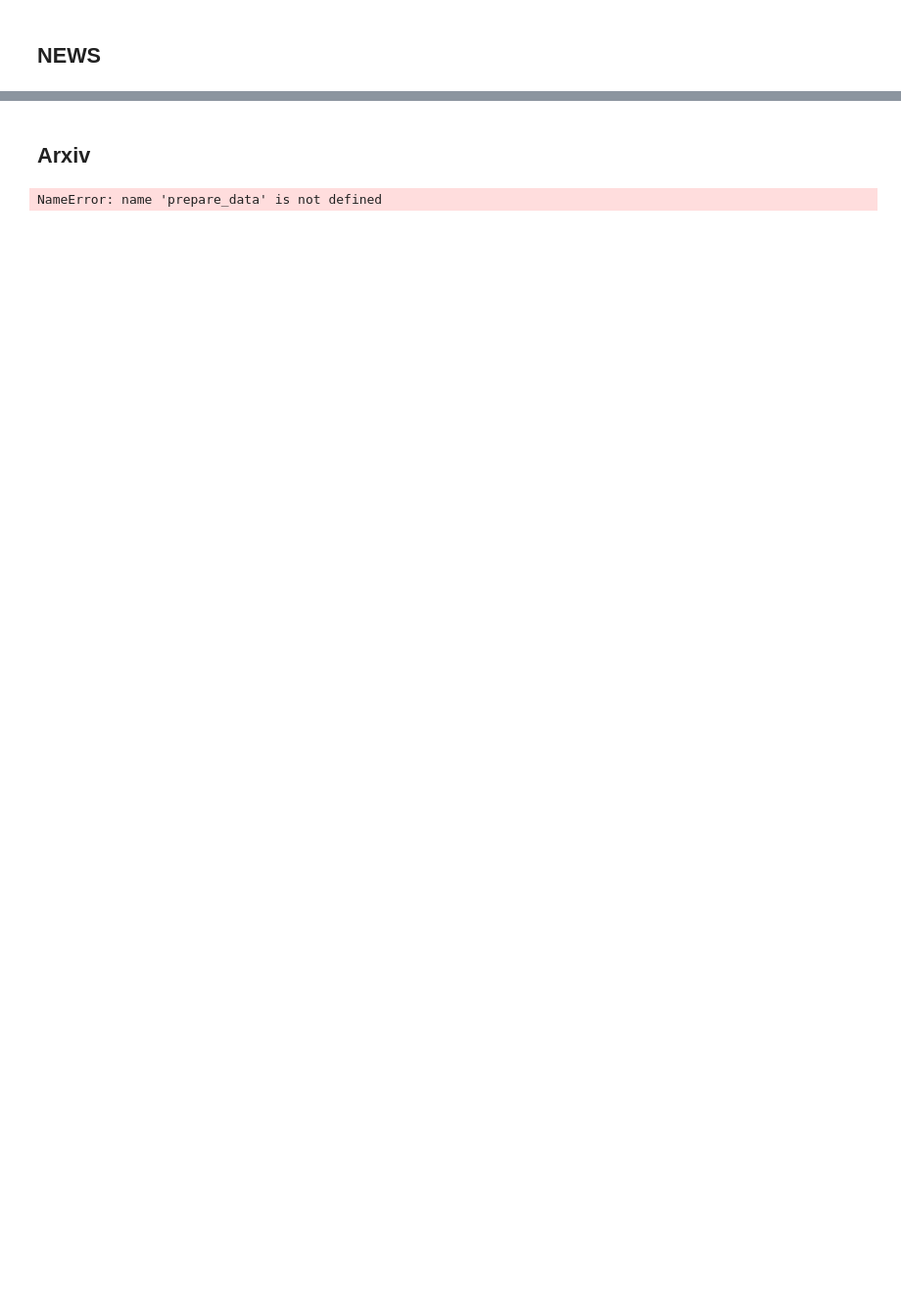
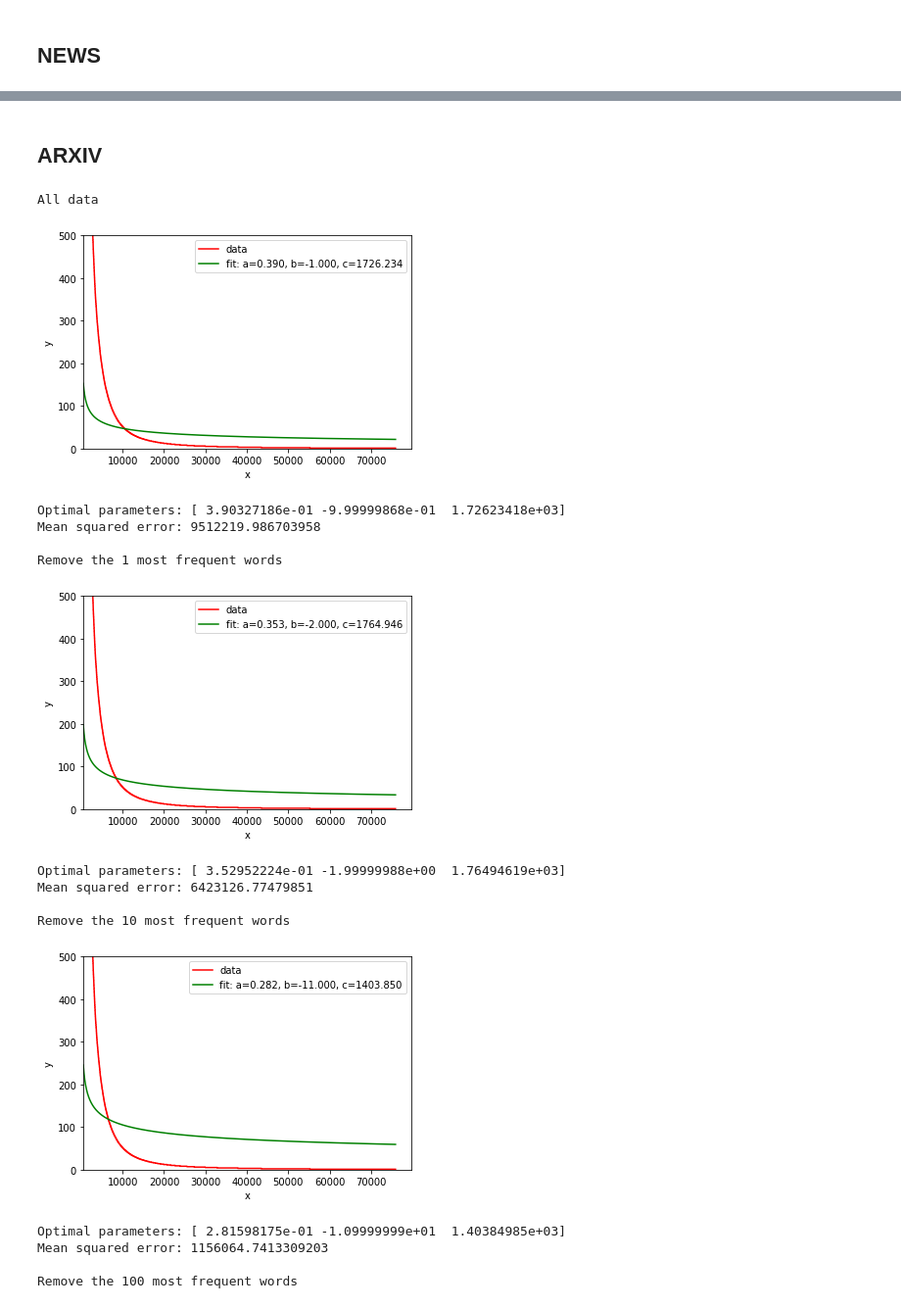
Before and after one commit to adrian729/CAIM18, a Jupyter notebook: session1ESZipfHeaps/Zipf.ipynb, the cells around one changed output, grey strips where cells are left out. Shown: that part at 98% size. Drawn from its saved outputs; the diff is of its cells as text; code cells hidden in the pictures; blank space fills up the shorter version.

```diff
--- a/session1ESZipfHeaps/Zipf.ipynb
+++ b/session1ESZipfHeaps/Zipf.ipynb
@@ -81,6 +156,2 @@ plot_data(logX_news, logY_news)
 # %% [markdown]
-## Arxiv
+## ARXIV
-# %%
-x_arxiv, y_arxiv, logX_arxiv, logY_arxiv = prepare_data("cwords_arxiv.txt")
-# %% [output]
-NameError: name 'prepare_data' is not defined
@@ -96,0 +158,19 @@ plot_data(logX_arxiv, logY_arxiv)
+# %%
+explore_data("cwords_arxiv.txt")
+# %% [output]
+All data
+[figure, added]
+Optimal parameters: [ 3.90327186e-01 -9.99999868e-01  1.72623418e+03]
+Mean squared error: 9512219.986703958
+
+Remove the 1 most frequent words
+[figure, added]
+Optimal parameters: [ 3.52952224e-01 -1.99999988e+00  1.76494619e+03]
+Mean squared error: 6423126.77479851
+
+Remove the 10 most frequent words
+[figure, added]
+Optimal parameters: [ 2.81598175e-01 -1.09999999e+01  1.40384985e+03]
+Mean squared error: 1156064.7413309203
+
+Remove the 100 most frequent words
```
Also changed, not shown: parts of 17 cells of this notebook, 5 other files.
